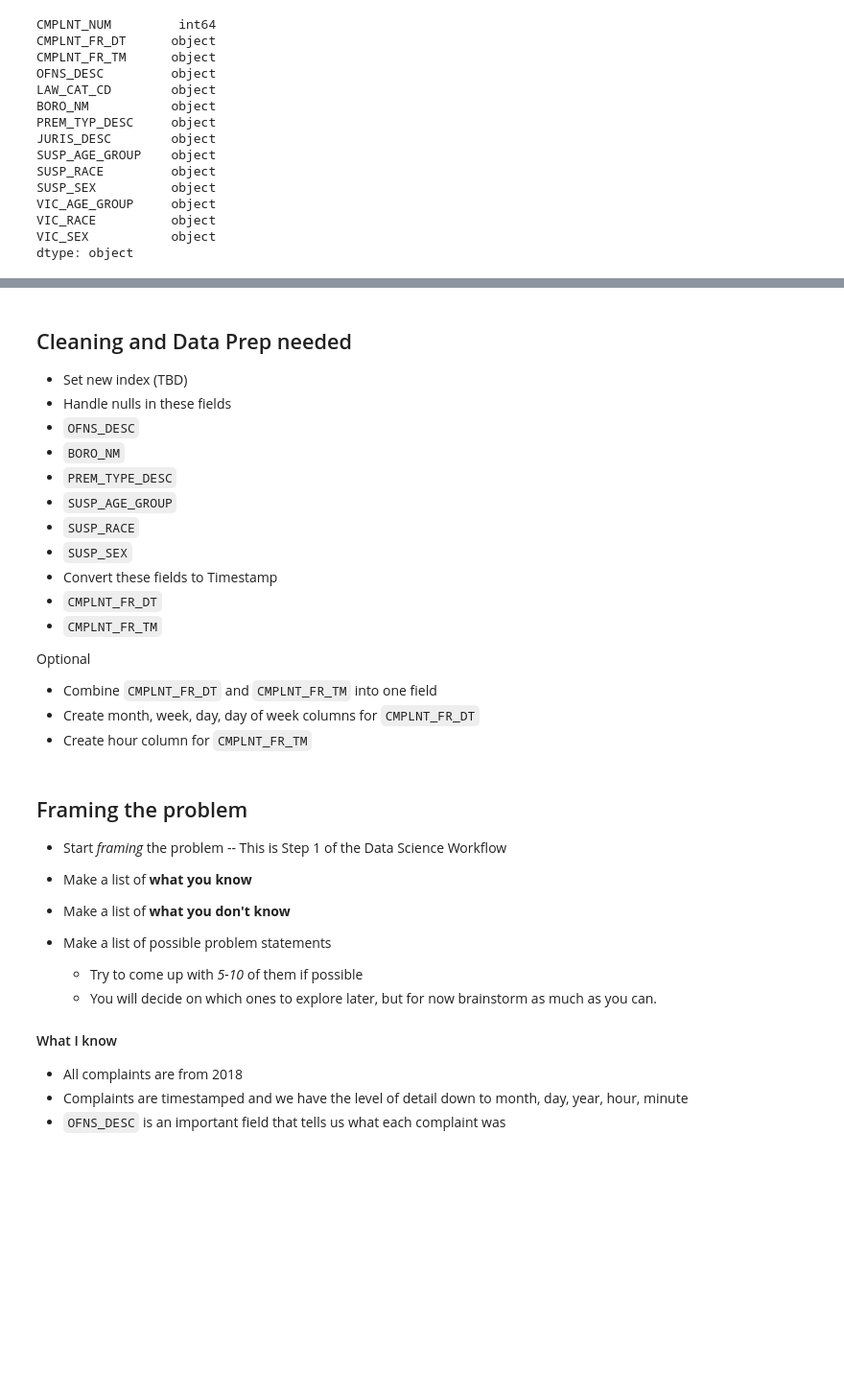
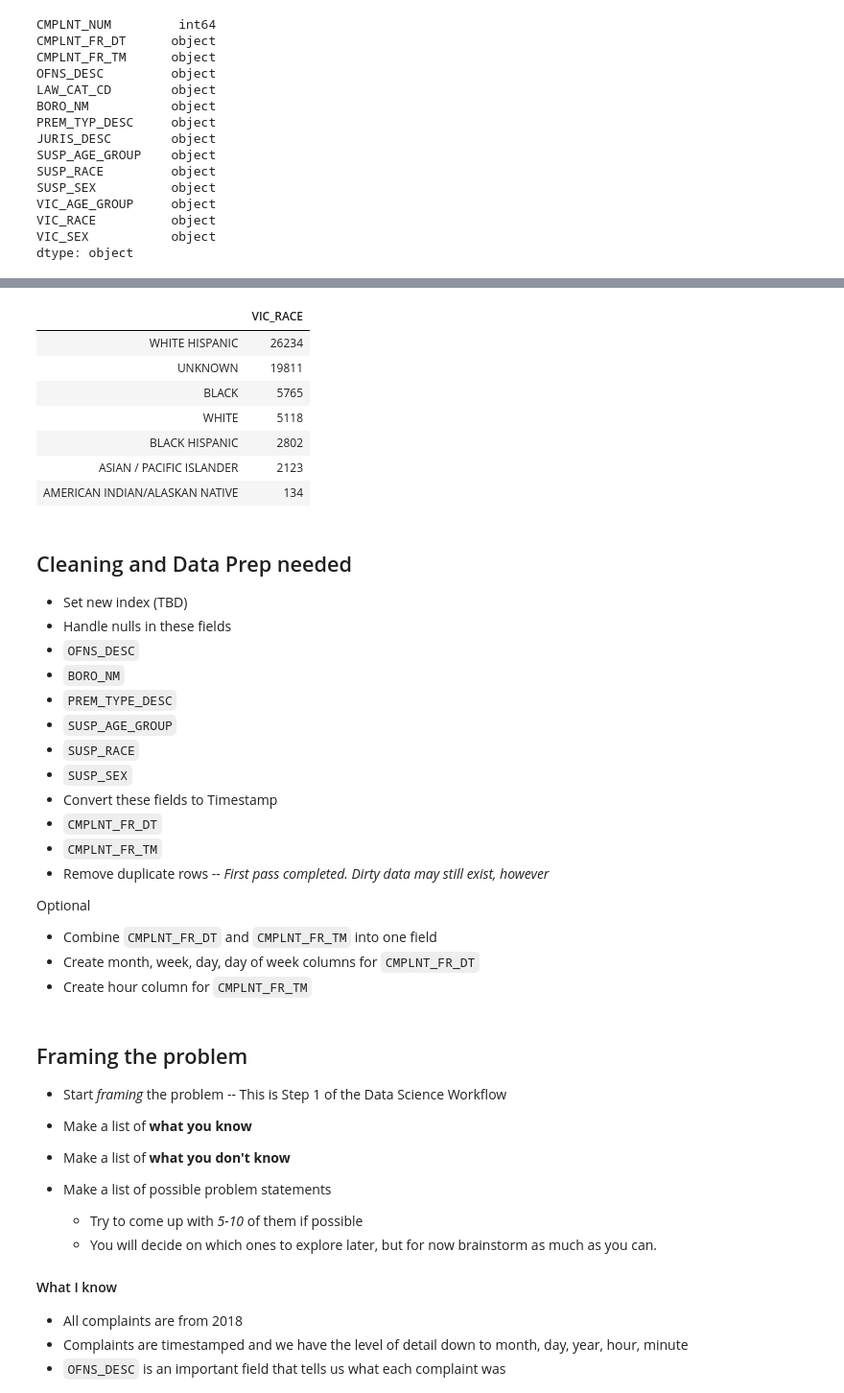
Before and after one commit to gpaet05/nypd-complaints, a Jupyter notebook: eda.ipynb, the cells around one changed output, grey strips where cells are left out. Shown at 96% size. Drawn from its saved outputs; the diff is of its cells as text; code cells hidden in the pictures; blank space fills up the shorter version.

```diff
--- a/eda.ipynb
+++ b/eda.ipynb
@@ -315,3 +331,19 @@ dtype: object
+# %%
+# Filtering
+# nypd[nypd['SUSP_RACE'] == 'WHITE HISPANIC']
+
+# Filtering the dataframe for all records where the susp_race is white hispanic, show the
+# vic_race and do value counts
+pd.DataFrame(nypd[nypd['SUSP_RACE'] == 'WHITE HISPANIC']['VIC_RACE'].value_counts())
+# %% [output]
+|  | VIC_RACE |
+| WHITE HISPANIC | 26234 |
+| UNKNOWN | 19811 |
+| BLACK | 5765 |
+| WHITE | 5118 |
+| BLACK HISPANIC | 2802 |
+| ASIAN / PACIFIC ISLANDER | 2123 |
+| AMERICAN INDIAN/ALASKAN NATIVE | 134 |
 # %% [markdown]
 ## Cleaning and Data Prep needed
 
@@ -326,6 +358,7 @@ dtype: object
 * Convert these fields to Timestamp
  * `CMPLNT_FR_DT`
  * `CMPLNT_FR_TM`
+* Remove duplicate rows -- *First pass completed. Dirty data may still exist, however*
 
 
 
```
Also changed, not shown: parts of 15 cells of this notebook, 1 other file.
